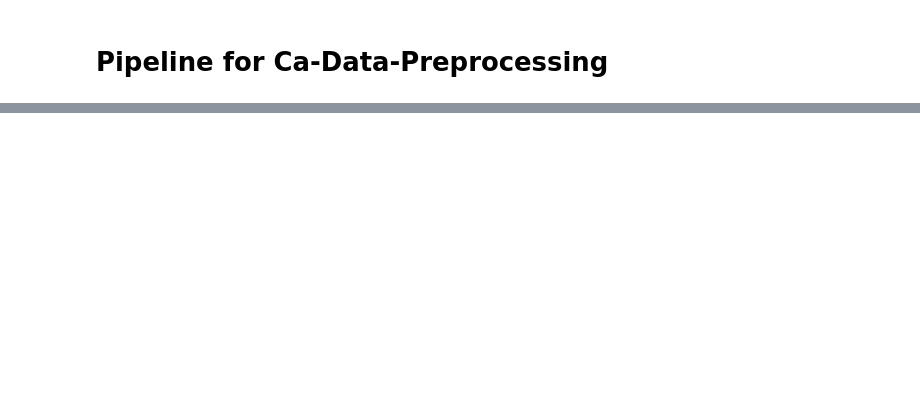
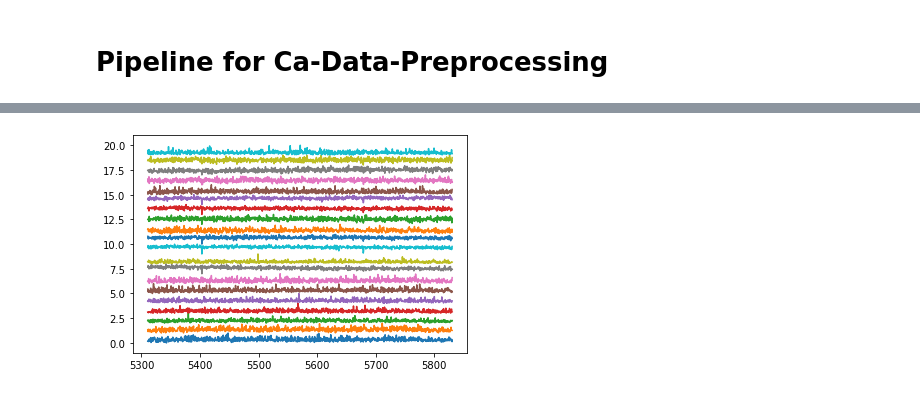
Before and after one commit to LabuserTu/preprocessing_arrenberg_practical_2022, a Jupyter notebook: preprocessing_master_practical_2022.ipynb, the cells around one changed output, grey strips where cells are left out. Saved outputs shown, nothing was run; the diff lists cells and outputs as text; code cells hidden in the pictures; blank space fills up the shorter version.

```diff
--- a/preprocessing_master_practical_2022.ipynb
+++ b/preprocessing_master_practical_2022.ipynb
@@ -155,5 +98,5 @@ plt.plot(formatted['stim_time'],formatted[423]/10000)
 # %%
 plt.figure()
-for i in range(979):
+for i in range(20):
     plt.plot(formatted['stim_time'],rnorm(formatted[i+1].to_numpy())+i)
 # %% [output]
@@ -161,0 +103 @@ for i in range(979):
+[figure, added]
```
Also changed, not shown: parts of 12 cells of this notebook, 1 other file.
